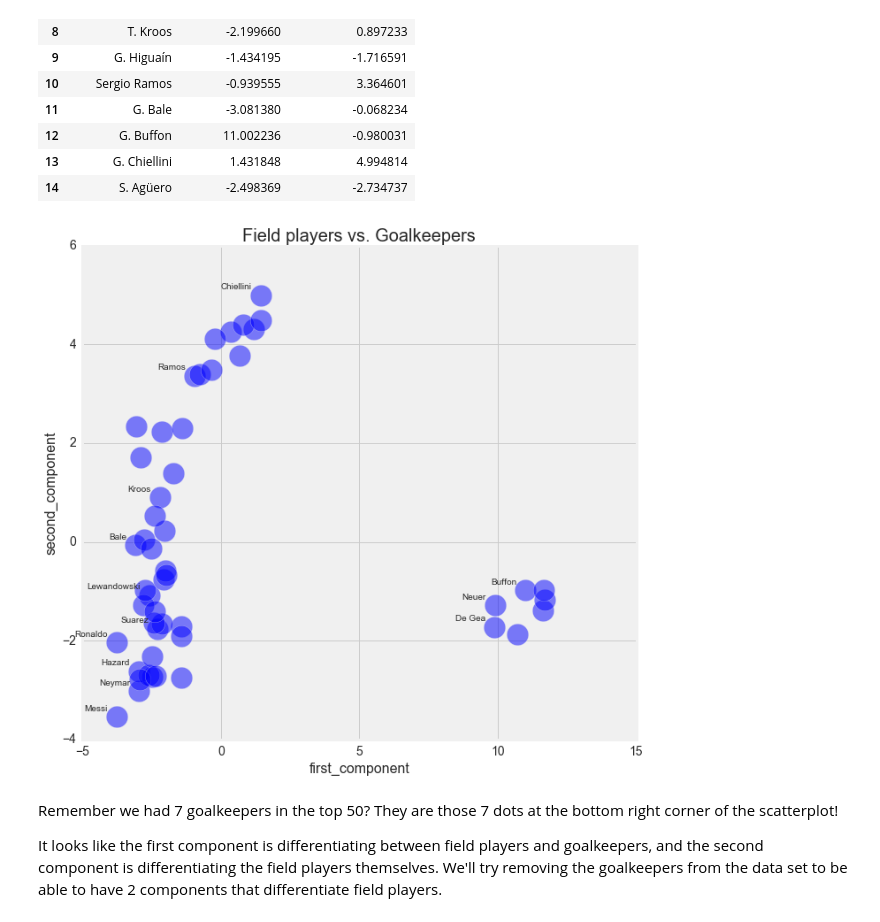
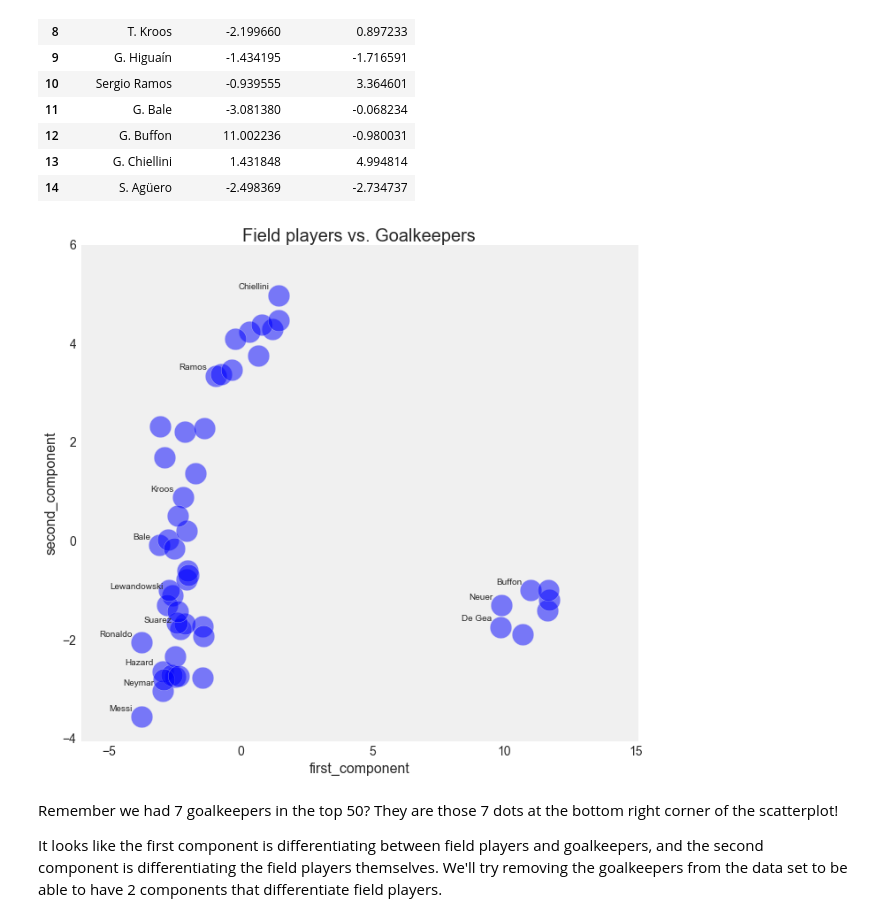
Before and after one commit to adrialuzllompart/fifa-2018, a Jupyter notebook: notebooks/EDA and PCA.ipynb, the cells around one changed output. Drawn from its saved outputs; the diff is of its cells as text; code cells hidden in the pictures.

```diff
--- a/notebooks/EDA and PCA.ipynb
+++ b/notebooks/EDA and PCA.ipynb
@@ -310,24 +324,26 @@ final.head(15)
 # %%
 fig, ax = plt.subplots(1, 1, figsize=(10, 10))
 
 ax.scatter(final.first_component, final.second_component, s=600, alpha=0.5)
 
 ax.set_title('Field players vs. Goalkeepers', size=20)
 ax.set_xlabel('first_component', size=16)
 ax.set_ylabel('second_component', size=16)
 ax.tick_params(labelsize=14)
+ax.set_xlim(-6, 15)
+ax.grid(False)
 
 labels = ['Ronaldo', 'Messi', 'Neymar', 'Suarez', 'Neuer',
          'Lewandowski', 'De Gea', 'Hazard', 'Kroos',
          '', 'Ramos', 'Bale', 'Buffon', 'Chiellini']
 
 for label, x, y in zip(labels,
                        final.first_component,
                        final.second_component):
     ax.annotate(label, xy=(x, y), xytext=(-10, 5),
                textcoords='offset points', ha='right', va='bottom')
 # %% [output]
-[figure, old version]
+[figure, new version]
 # %% [markdown]
 Remember we had 7 goalkeepers in the top 50? They are those 7 dots at the bottom right corner of the scatterplot!
 
```
Also changed, not shown: parts of 9 cells of this notebook.
